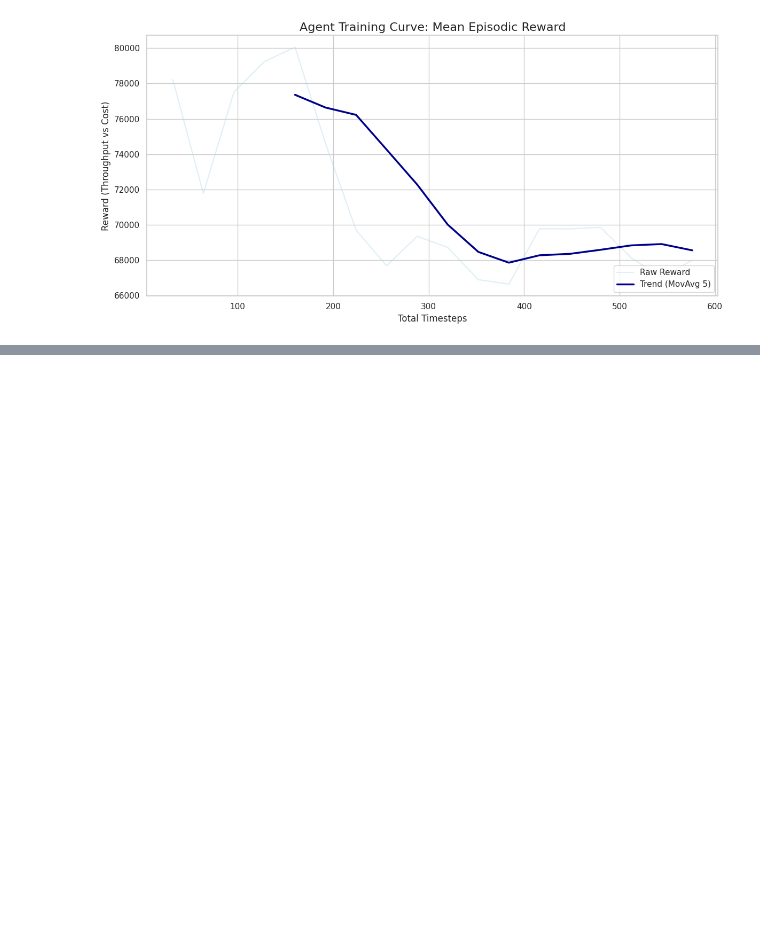
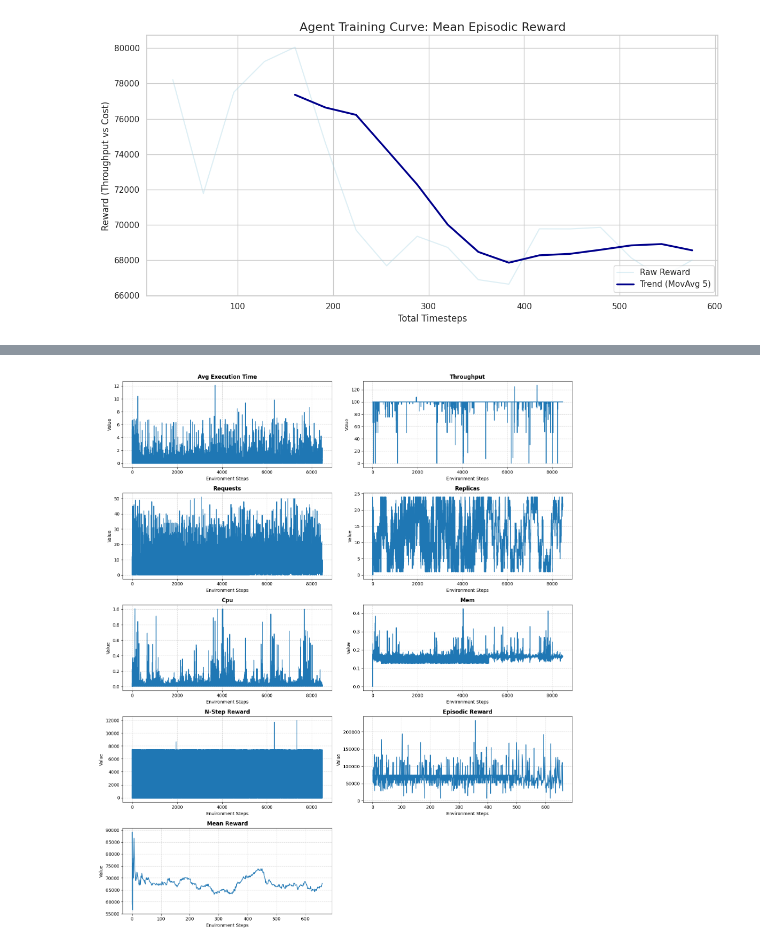
Before and after one commit to BBoranN/DRe-SCale, a Jupyter notebook: scaling-agents/LSTM-PPO/analysis.ipynb, the cells around one changed output, grey strips where cells are left out. Saved outputs shown, nothing was run; the diff lists cells and outputs as text; code cells hidden in the pictures; blank space fills up the shorter version.

```diff
--- a/scaling-agents/LSTM-PPO/analysis.ipynb
+++ b/scaling-agents/LSTM-PPO/analysis.ipynb
@@ -245,0 +358,99 @@ Keys found in logs: ['rollout/ep_len_mean' 'rollout/ep_rew_mean' 'time/fps' 'tra
+# %%
+import json
+import glob
+import os
+import math
+import pandas as pd
+import numpy as np
+import matplotlib.pyplot as plt
+import tensorflow as tf
+from tensorflow.python.summary.summary_iterator import summary_iterator
+
+# ── 1. Load JSON reward history ──────────────────────────────────────────────
+# Looking specifically for the file named in your environment class
+json_file = "reward_history_PPO_LSTM_Run3.json"
+
+if os.path.exists(json_file):
+    with open(json_file) as f:
+        history = json.load(f)
+    reward_df = pd.DataFrame({
+        'episode': range(1, len(history['reward_history']) + 1),
+        'episodic_reward': history['reward_history']
+    })
+    print(f"Loaded JSON: {json_file}  |  Episodes: {history['last_episode']}")
+    display(reward_df.tail())
+else:
+    print(f"JSON file '{json_file}' not found.")
+    reward_df = pd.DataFrame()
+
+# ── 2. Load TensorBoard event logs ───────────────────────────────────────────
+# Recursively search the logs/ directory for tfevent files
+event_files = glob.glob("logs/**/events.out.tfevents.*", recursive=True)
+print(f"\nFound {len(event_files)} TensorBoard event file(s)")
+
+records = []
+for ef in event_files:
+    try:
+        for event in summary_iterator(ef):
+            for value in event.summary.value:
+                # Extract the scalar values
+                records.append({
+                    'step': event.step,
+                    'wall_time': event.wall_time,
+                    'tag': value.tag,
+                    'value': tf.make_ndarray(value.tensor).item()
+                             if value.HasField('tensor')
+                             else value.simple_value
+                })
+    except Exception as e:
+        print(f"Skipping or partial read on {ef}: {e}")
+
+events_df = pd.DataFrame(records)
+
+if not events_df.empty:
+    # Pivot so each metric tag becomes its own column, indexed by step
+    pivot_df = (events_df
+                .pivot_table(index='step', columns='tag', values='value', aggfunc='last')
+                .reset_index())
+    pivot_df.columns.name = None
+    print(f"\nLogged tags : {events_df['tag'].unique().tolist()}")
+    print(f"Total steps : {events_df['step'].nunique()}")
+    display(pivot_df.tail())
+else:
+    print("No event data found.")
+    pivot_df = pd.DataFrame()
+
+# ── 3. Plotting the Custom Metrics ───────────────────────────────────────────
+# These match the exact tags you wrote to tf.summary.scalar
+plot_tags = [
+    'avg_execution_time', 'throughput', 'requests', 'replicas',
+    'cpu', 'mem', 'n-step_reward', 'episodic_reward', 'mean_reward'
+]
+
+available_tags = [t for t in plot_tags if t in events_df.get('tag', pd.Series()).unique()]
+
+if available_tags:
+    cols = 2
+    rows = math.ceil(len(available_tags) / cols)
+    fig, axes = plt.subplots(rows, cols, figsize=(15, rows * 3.5))
+    axes = axes.flatten()
+
+    for i, tag in enumerate(available_tags):
+        # Filter data for the specific tag and sort by step
+        subset = events_df[events_df['tag'] == tag].sort_values('step')
+
+        axes[i].plot(subset['step'], subset['value'], linewidth=1.5, color='#1f77b4')
+        axes[i].set_title(tag.replace('_', ' ').title(), fontweight='bold')
+        axes[i].set_xlabel('Environment Steps')
+        axes[i].set_ylabel('Value')
+        axes[i].grid(True, linestyle='--', alpha=0.6)
+
+    # Hide any unused subplots
+    for j in range(i + 1, len(axes)):
+        axes[j].set_visible(False)
+
+    plt.tight_layout()
+    plt.savefig("training_metrics_summary.png", dpi=150, bbox_inches='tight')
+    plt.show()
+    print("\nPlot successfully saved as → training_metrics_summary.png")
+# %% [output]
@@ -245,0 +475 @@ Keys found in logs: ['rollout/ep_len_mean' 'rollout/ep_rew_mean' 'time/fps' 'tra
+[figure, added]
```
Also changed, not shown: parts of 6 cells of this notebook, 31 other files.
